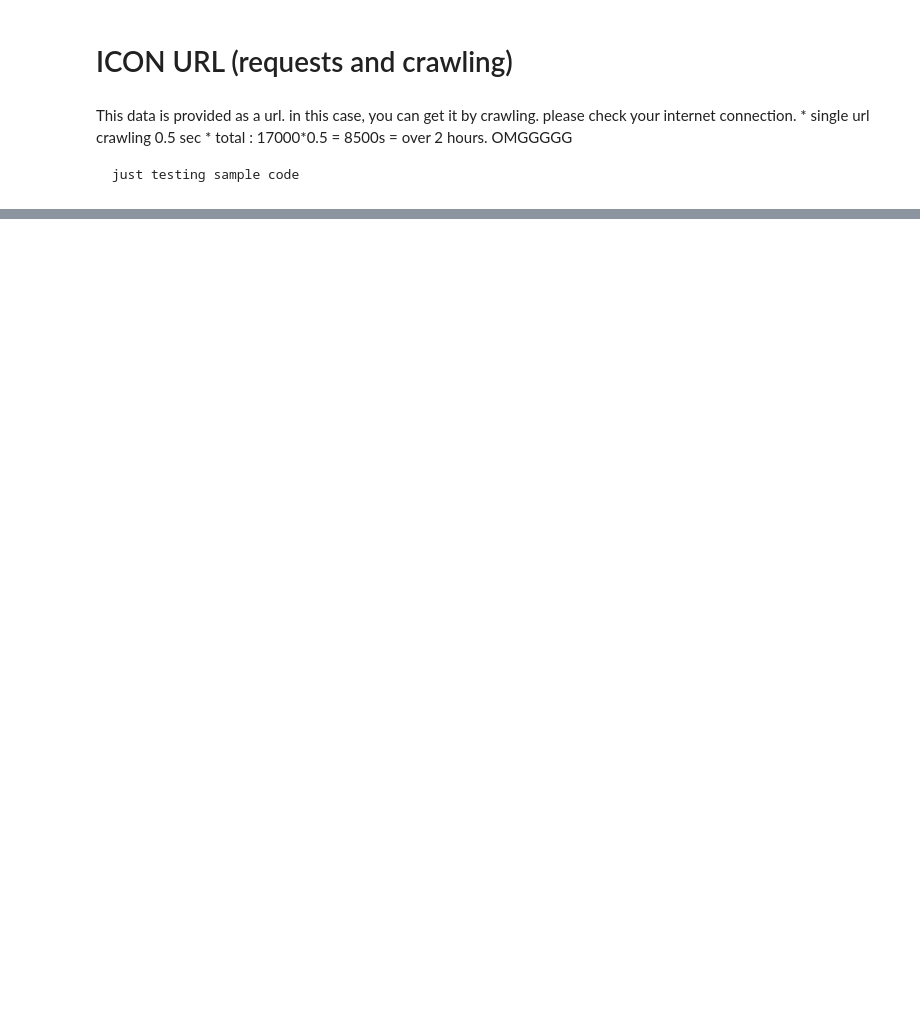
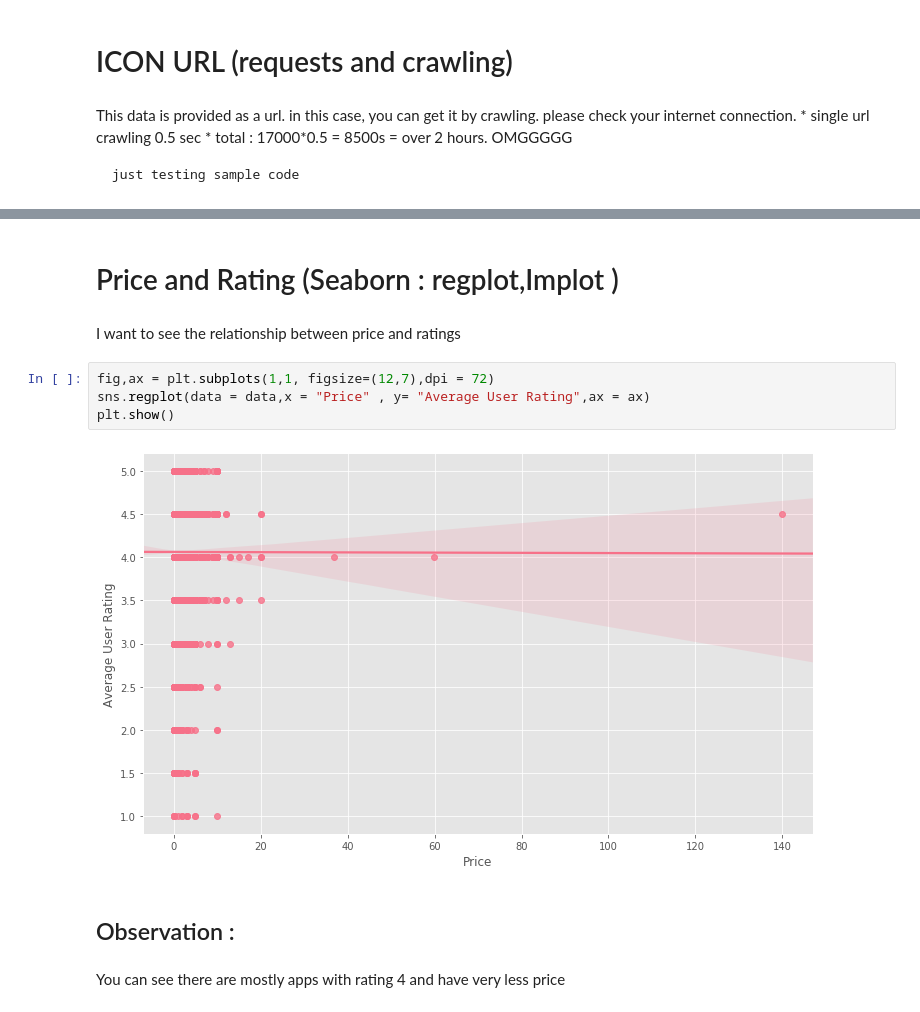
Before and after one commit to divaymohan/Easy-Data-Science, a Jupyter notebook: Data_Science_Exploratery_data_analysis/17k_apple_app_store_strategy_games_kaggle_data/17k-app-EDA.ipynb, the cells around one changed output, grey strips where cells are left out. Saved outputs shown, nothing was run; the diff lists cells and outputs as text; blank space fills up the shorter version.

```diff
--- a/Data_Science_Exploratery_data_analysis/17k_apple_app_store_strategy_games_kaggle_data/17k-app-EDA.ipynb
+++ b/Data_Science_Exploratery_data_analysis/17k_apple_app_store_strategy_games_kaggle_data/17k-app-EDA.ipynb
@@ -145,0 +179,14 @@ show(p)
+# %% [markdown]
+# Price and Rating (Seaborn : regplot,Implot )
+# %% [markdown]
+I want to see the relationship between price and ratings
+# %%
+fig,ax = plt.subplots(1,1, figsize=(12,7),dpi = 72)
+sns.regplot(data = data,x = "Price" , y= "Average User Rating",ax = ax)
+plt.show()
+# %% [output]
+[figure, added]
+# %% [markdown]
+## Observation :
+# %% [markdown]
+You can see there are mostly apps with rating 4 and have very less price
```
Also changed, not shown: parts of 18 cells of this notebook, 1 other file.
